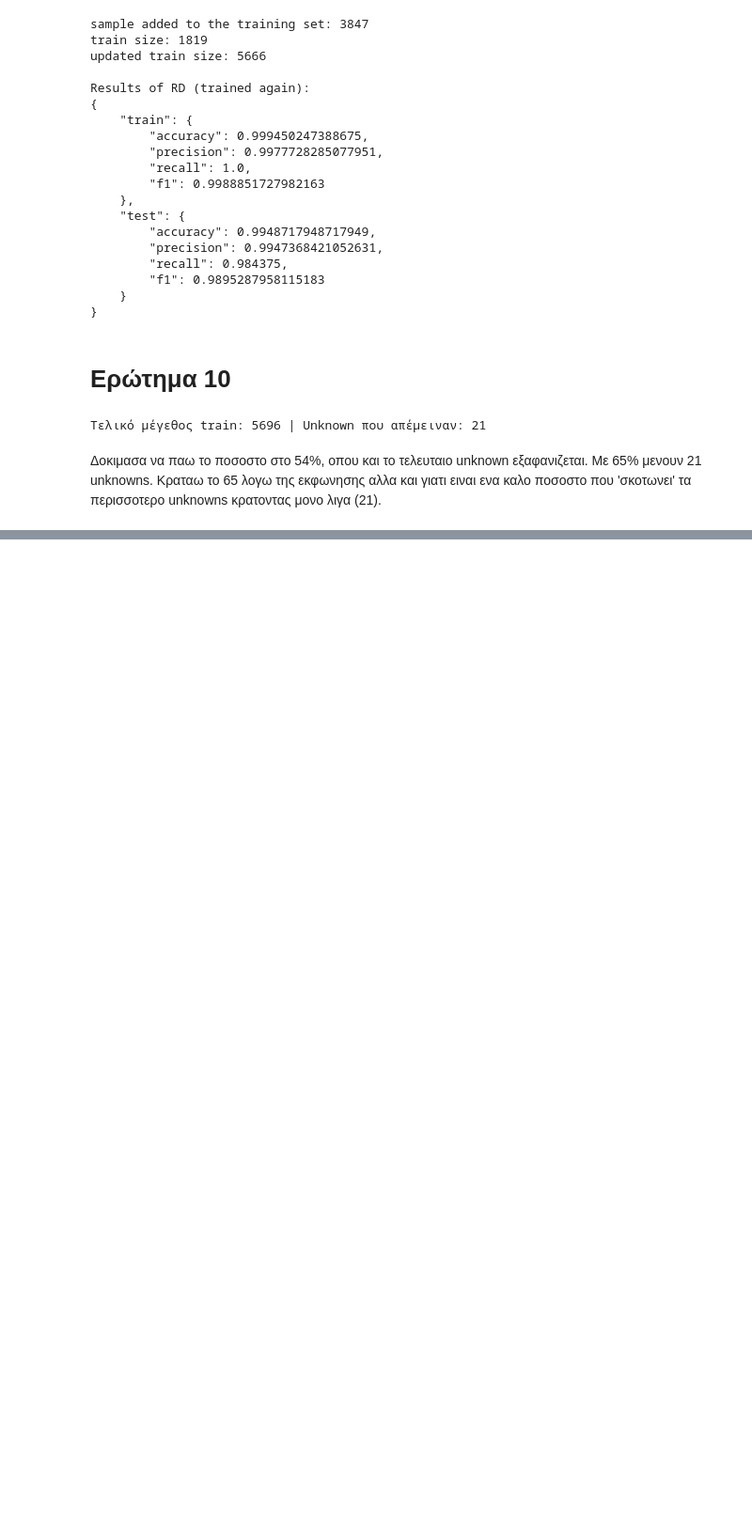
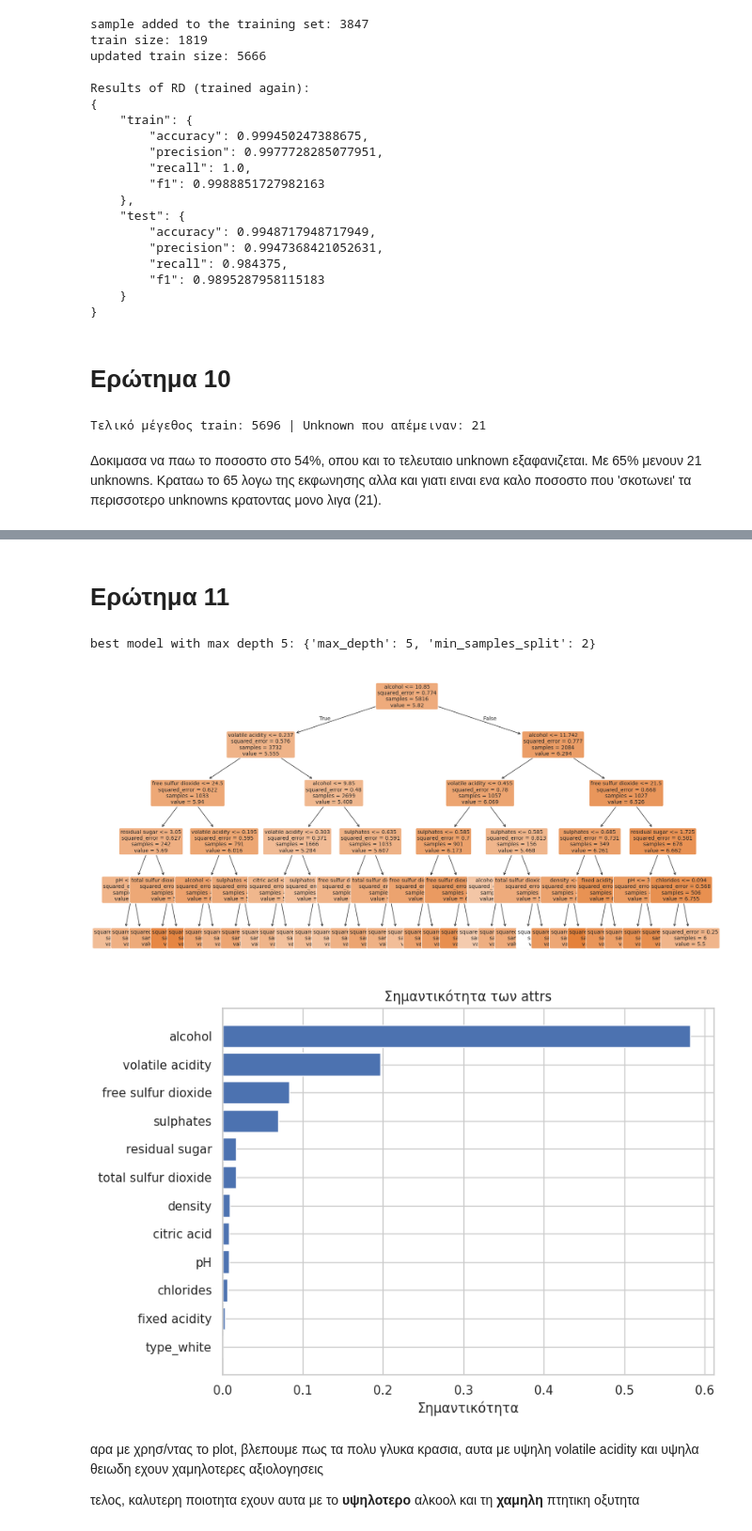
Before and after one commit to avionerman/machine_learning_2025, a Jupyter notebook: Exercise_4_Wines_Evaluation.ipynb, the cells around one changed output, grey strips where cells are left out. Shown at 94% size. Saved outputs shown, nothing was run; the diff lists cells and outputs as text; code cells hidden in the pictures; blank space fills up the shorter version.

```diff
--- a/Exercise_4_Wines_Evaluation.ipynb
+++ b/Exercise_4_Wines_Evaluation.ipynb
@@ -323,0 +531,19 @@ print("Τελικό μέγεθος train:", x_tr.shape[0], " & Unknown που α
+# %%
+from sklearn.model_selection import GridSearchCV
+
+param_grid = {
+    "max_depth": [3,5,7,9,11],
+    "min_samples_split": [2,5,10]
+}
+
+grid = GridSearchCV(
+    DecisionTreeRegressor(random_state=0),
+    param_grid,
+    scoring="neg_mean_absolute_error",  # MAE
+    cv=10,  # K=10 folds που ζητειται
+    n_jobs=-1 # παραλληλισμος
+)
+
+grid.fit(x_train, y_train)
+
+print("the best parameters comb:", grid.best_params_)
@@ -323,0 +571,51 @@ print("Τελικό μέγεθος train:", x_tr.shape[0], " & Unknown που α
+# %% [markdown]
+# Ερώτημα 11
+# %%
+from sklearn.tree import plot_tree
+
+param_grid = {
+    "max_depth": [5],
+    "min_samples_split": [2,5,10]
+}
+
+grid = GridSearchCV(
+    estimator=DecisionTreeRegressor(random_state=0),
+    param_grid=param_grid,
+    scoring="neg_mean_absolute_error",
+    cv=10,
+    n_jobs=-1
+)
+
+grid.fit(x_train, y_train)
+best_model = grid.best_estimator_
+
+print("best model with max depth 5:", grid.best_params_)
+
+plt.figure(figsize=(20,10))
+plot_tree(
+    best_model,
+    feature_names=df_encoded.drop("quality", axis=1).columns,
+    filled=True,
+    rounded=True,
+    fontsize=10
+)
+plt.show()
+
+importances = best_model.feature_importances_
+features = df_encoded.drop("quality", axis=1).columns
+
+sorted_idx = np.argsort(importances)
+
+plt.figure(figsize=(8,6))
+plt.barh(features[sorted_idx], importances[sorted_idx])
+plt.title("Σημαντικότητα των attrs")
+plt.xlabel("Σημαντικότητα")
+plt.show()
+# %% [output]
+best model with max depth 5: {'max_depth': 5, 'min_samples_split': 2}
+[figure, added]
+[figure, added]
+# %% [markdown]
+αρα με χρησ/ντας το plot, βλεπουμε πως τα πολυ γλυκα κρασια, αυτα με υψηλη volatile acidity και υψηλα θειωδη εχουν χαμηλοτερες αξιολογησεις
+
+τελος, καλυτερη ποιοτητα εχουν αυτα με το **υψηλοτερο** αλκοολ και τη **χαμηλη** πτητικη οξυτητα
```
Also changed, not shown: parts of 31 cells of this notebook.
